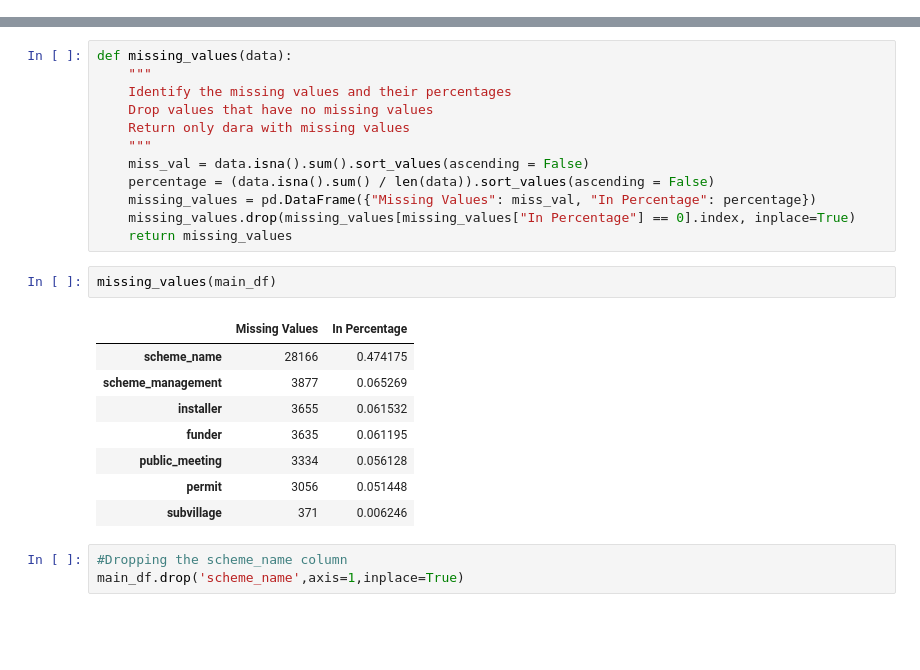
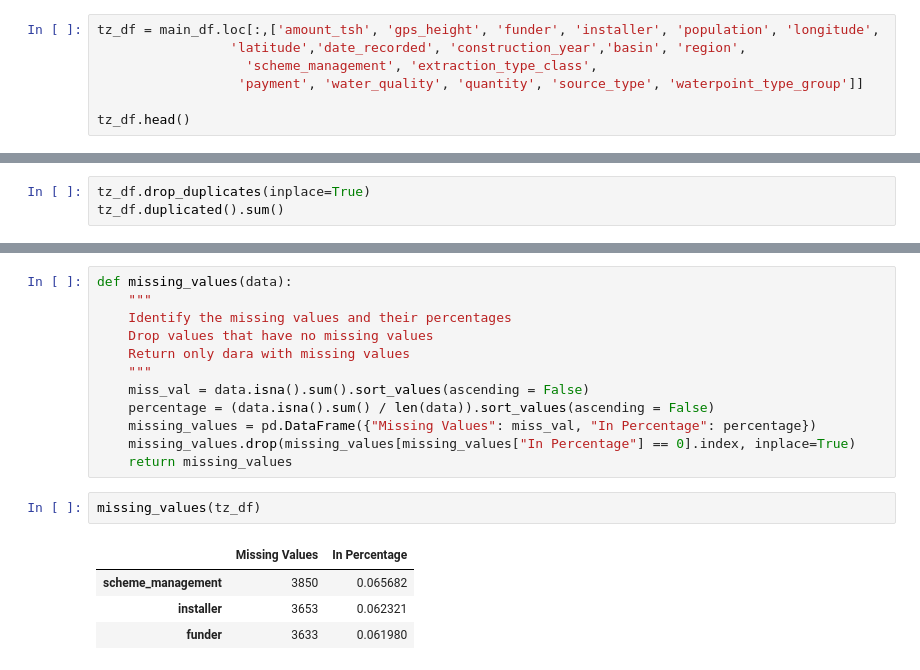
Before and after one commit to brian-magembe/Tanzania_Water_Wells, a Jupyter notebook: The Miner League.ipynb, the cells around one changed output, grey strips where cells are left out. Drawn from its saved outputs; the diff is of its cells as text; blank space fills up the shorter version.

```diff
--- a/The Miner League.ipynb
+++ b/The Miner League.ipynb
@@ -199,0 +232,7 @@ There are no duplicates in the data
+# %%
+tz_df = main_df.loc[:,['amount_tsh', 'gps_height', 'funder', 'installer', 'population', 'longitude',
+                 'latitude','date_recorded', 'construction_year','basin', 'region',
+                   'scheme_management', 'extraction_type_class',
+                  'payment', 'water_quality', 'quantity', 'source_type', 'waterpoint_type_group']]
+
+tz_df.head()
@@ -201,0 +258,3 @@ There are no duplicates in the data
+# %%
+tz_df.drop_duplicates(inplace=True)
+tz_df.duplicated().sum()
@@ -212,16 +275,9 @@ def missing_values(data):
     missing_values.drop(missing_values[missing_values["In Percentage"] == 0].index, inplace=True)
     return missing_values
 # %%
-missing_values(main_df)
+missing_values(tz_df)
 # %% [output]
 |  | Missing Values | In Percentage |
-| scheme_name | 28166 | 0.474175 |
-| scheme_management | 3877 | 0.065269 |
-| installer | 3655 | 0.061532 |
-| funder | 3635 | 0.061195 |
-| public_meeting | 3334 | 0.056128 |
-| permit | 3056 | 0.051448 |
-| subvillage | 371 | 0.006246 |
+| scheme_management | 3850 | 0.065682 |
+| installer | 3653 | 0.062321 |
+| funder | 3633 | 0.061980 |
-# %%
-#Dropping the scheme_name column
-main_df.drop('scheme_name',axis=1,inplace=True)
```
Also changed, not shown: parts of 30 cells of this notebook.
